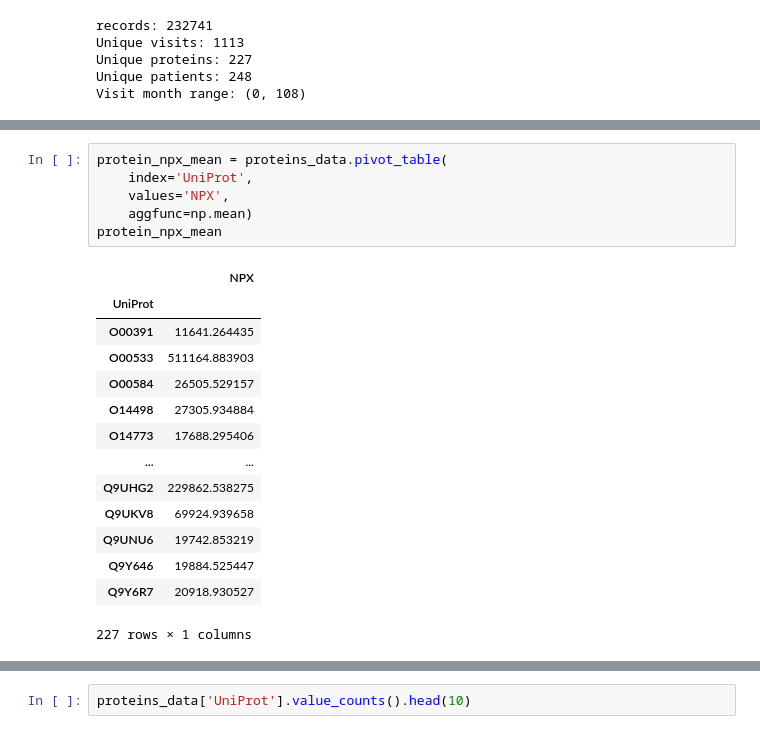
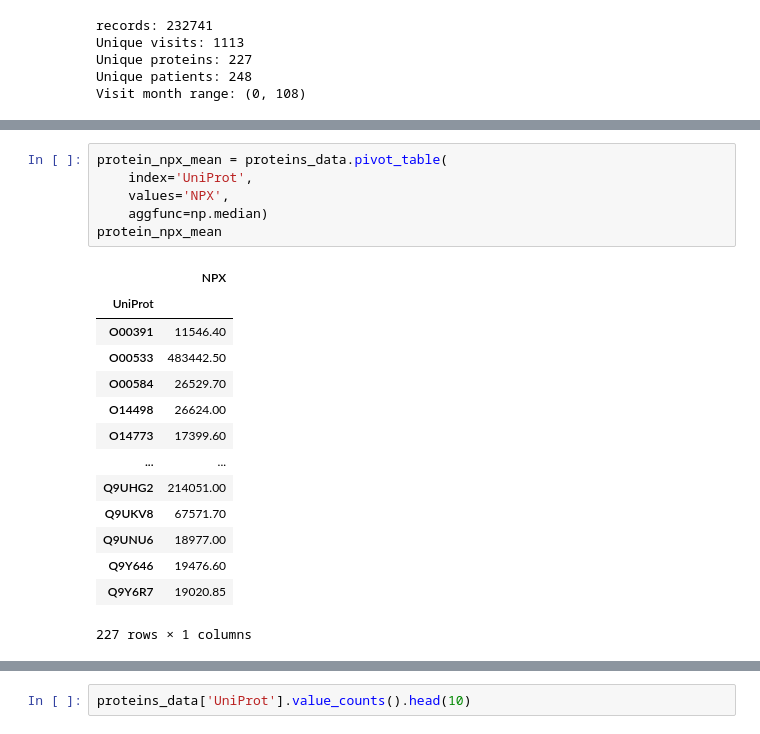
Before and after one commit to prithvidasgupta/si-618-parkinson-prediction, a Jupyter notebook: main.ipynb, the cells around one changed output, grey strips where cells are left out. Cells and saved outputs as stored; diff of their text form.

```diff
--- a/main.ipynb
+++ b/main.ipynb
@@ -68,21 +252,21 @@ Visit month range: (0, 108)
 # %%
 protein_npx_mean = proteins_data.pivot_table(
     index='UniProt',
     values='NPX',
-    aggfunc=np.mean)
+    aggfunc=np.median)
 protein_npx_mean
 # %% [output]
 |  | NPX |
 | UniProt |  |
-| O00391 | 11641.264435 |
-| O00533 | 511164.883903 |
-| O00584 | 26505.529157 |
-| O14498 | 27305.934884 |
-| O14773 | 17688.295406 |
+| O00391 | 11546.40 |
+| O00533 | 483442.50 |
+| O00584 | 26529.70 |
+| O14498 | 26624.00 |
+| O14773 | 17399.60 |
 | ... | ... |
-| Q9UHG2 | 229862.538275 |
-| Q9UKV8 | 69924.939658 |
-| Q9UNU6 | 19742.853219 |
-| Q9Y646 | 19884.525447 |
-| Q9Y6R7 | 20918.930527 |
+| Q9UHG2 | 214051.00 |
+| Q9UKV8 | 67571.70 |
+| Q9UNU6 | 18977.00 |
+| Q9Y646 | 19476.60 |
+| Q9Y6R7 | 19020.85 |
 227 rows × 1 columns
```
Also changed, not shown: parts of 27 cells of this notebook.
